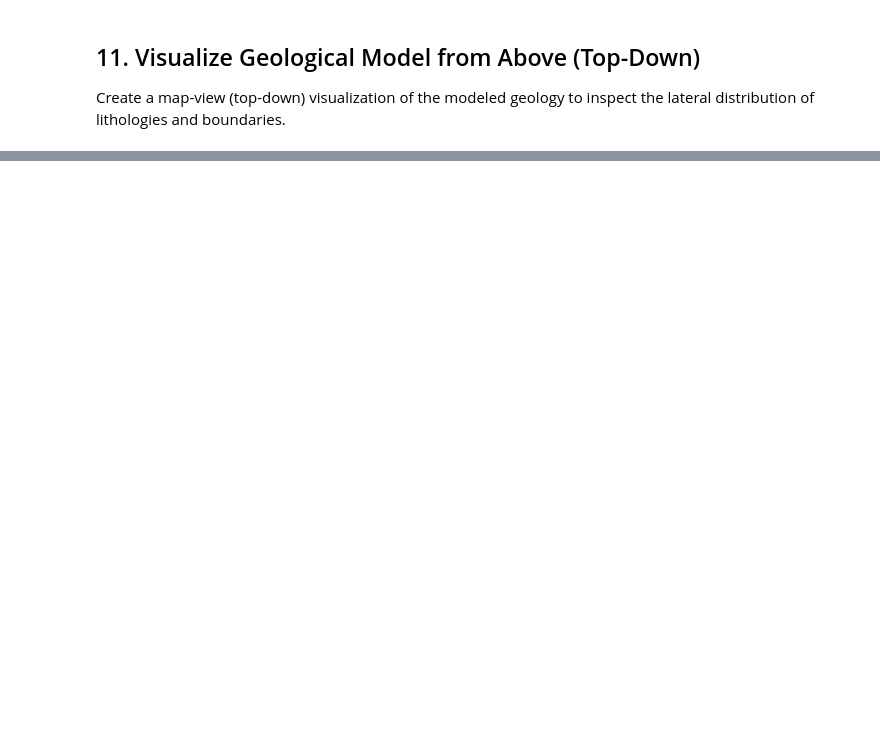
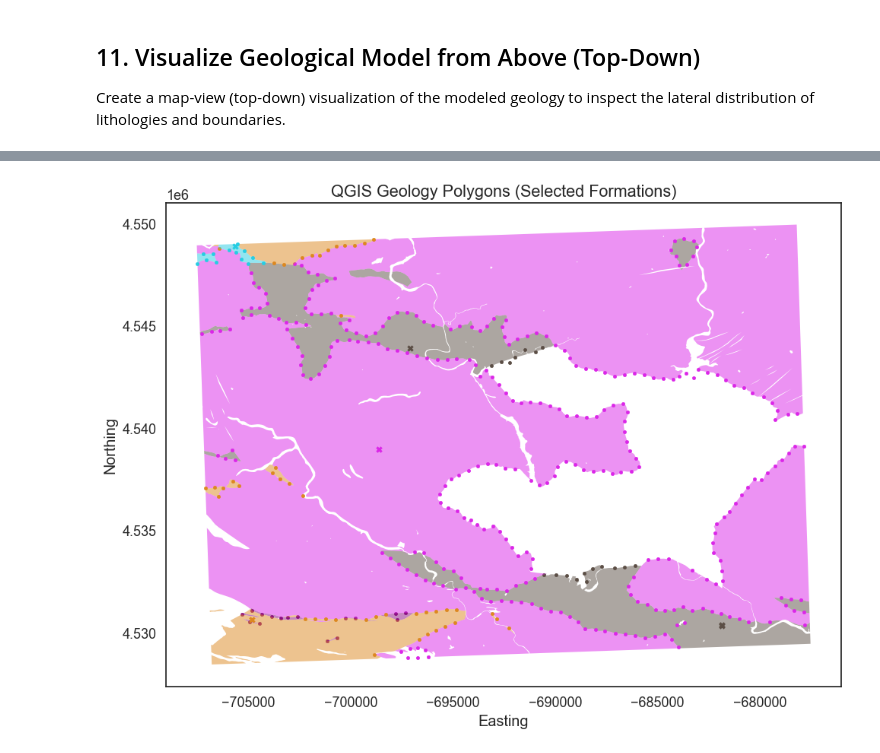
Before and after one commit to terranigma-solutions/Mineye-Terranigma, a Jupyter notebook: GeoModel/gempyModel.ipynb, the cells around one changed output, grey strips where cells are left out. Cells and saved outputs as stored; diff of their text form; code cells hidden in the pictures; blank space fills up the shorter version.

```diff
--- a/GeoModel/gempyModel.ipynb
+++ b/GeoModel/gempyModel.ipynb
@@ -424,0 +361,39 @@ This exports the surface geology raster (sampled at the DEM elevation) as a pale
+# %%
+import geopandas as gpd
+
+# Load the QGIS geology data
+gdf = gpd.read_file(r"C:\Users\mrcon\OneDrive\Data B\School\GP2\Internship\Mineye\GIS\Tharsis\Output\clippedGeologyEn3.gpkg")
+path_to_data = r"C:\Users\mrcon\OneDrive\Data B\School\GP2\Internship\Mineye\GIS\Tharsis\Output\formationinputpoints.csv"
+points_df = pd.read_csv(path_to_data, encoding='latin1', engine='python')
+
+path_to_orientations = r"C:\Users\mrcon\OneDrive\Data B\School\GP2\Internship\Mineye\GIS\Tharsis\Output\orientations.csv"
+orientations_df = pd.read_csv(path_to_orientations, encoding='latin1', engine='python')
+
+gdf['GEOLOGY'] = gdf['GEOLOGY'].replace('Purple to multicolored shales and mudstones with radiolarian-rich beds – Purple shales','Visean Shales')
+
+
+formations = [
+    'Upper Devonian Siliciclastics',
+    'Visean Shales',
+    'Tournaisian Plutonites',
+    'Upper Carboniferous Volcanics',
+    'Mid Carboniferous Shales'
+]
+colors = ["#5B4E45", "#8D0F82FF","#DB26E8", "#DD8820", "#26CDE3"]
+
+fig, ax = plt.subplots(figsize=(10, 10))
+for formation, colour in zip(formations, colors):
+    gdf[gdf['GEOLOGY'] == formation].plot(ax=ax, color=colour, alpha=0.5)
+    ax.scatter(points_df[points_df['formation'] == formation]['X'], points_df[points_df['formation'] == formation]['Y'], color=colour, s=10, label=formation)
+    ax.scatter(orientations_df[orientations_df['formation'] == formation]['X'], orientations_df[orientations_df['formation'] == formation]['Y'], color=colour, s=20, marker='x', label=f"{formation} Orientations")
+
+
+ax.set_title('QGIS Geology Polygons (Selected Formations)')
+ax.set_xlabel('Easting')
+ax.set_ylabel('Northing')
+ax.set_aspect('equal')
+# ax.legend()
+plt.tight_layout()
+plt.show()
+# %% [output]
+[figure, added]
```
Also changed, not shown: parts of 15 cells of this notebook, 5 other files.
